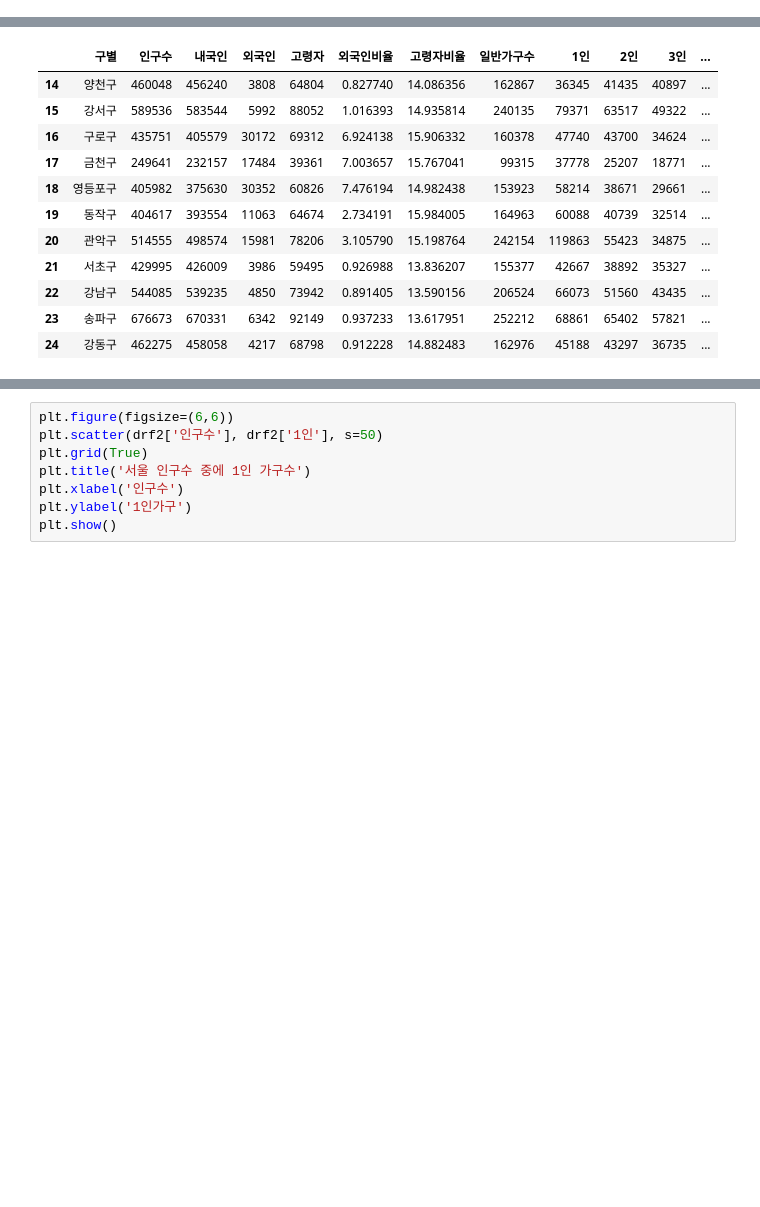
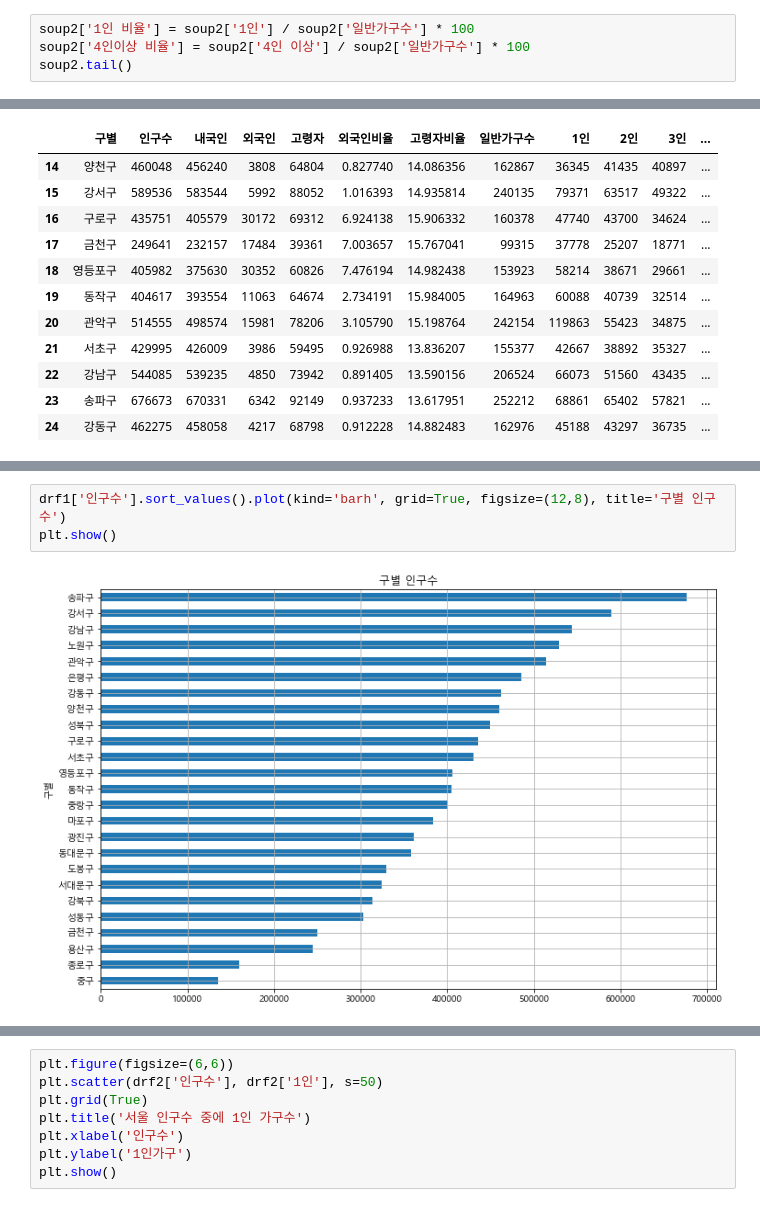
Before and after one commit to leele91/Data-Analysis-2020, a Jupyter notebook: 07.seoul/0002.가구원.ipynb, the cells around one changed output, grey strips where cells are left out. Cells and saved outputs as stored; diff of their text form; blank space fills up the shorter version.

```diff
--- a/07.seoul/0002.가구원.ipynb
+++ b/07.seoul/0002.가구원.ipynb
@@ -80,0 +92,4 @@ array(['종로구', '중구', '용산구', '성동구', '광진구', '동대문
+# %%
+soup2['1인 비율'] = soup2['1인'] / soup2['일반가구수'] * 100
+soup2['4인이상 비율'] = soup2['4인 이상'] / soup2['일반가구수'] * 100
+soup2.tail()
@@ -249,0 +302,5 @@ plt.show()
+# %%
+drf1['인구수'].sort_values().plot(kind='barh', grid=True, figsize=(12,8), title='구별 인구수')
+plt.show()
+# %% [output]
+[figure, added]
```
Also changed, not shown: parts of 25 cells of this notebook.
